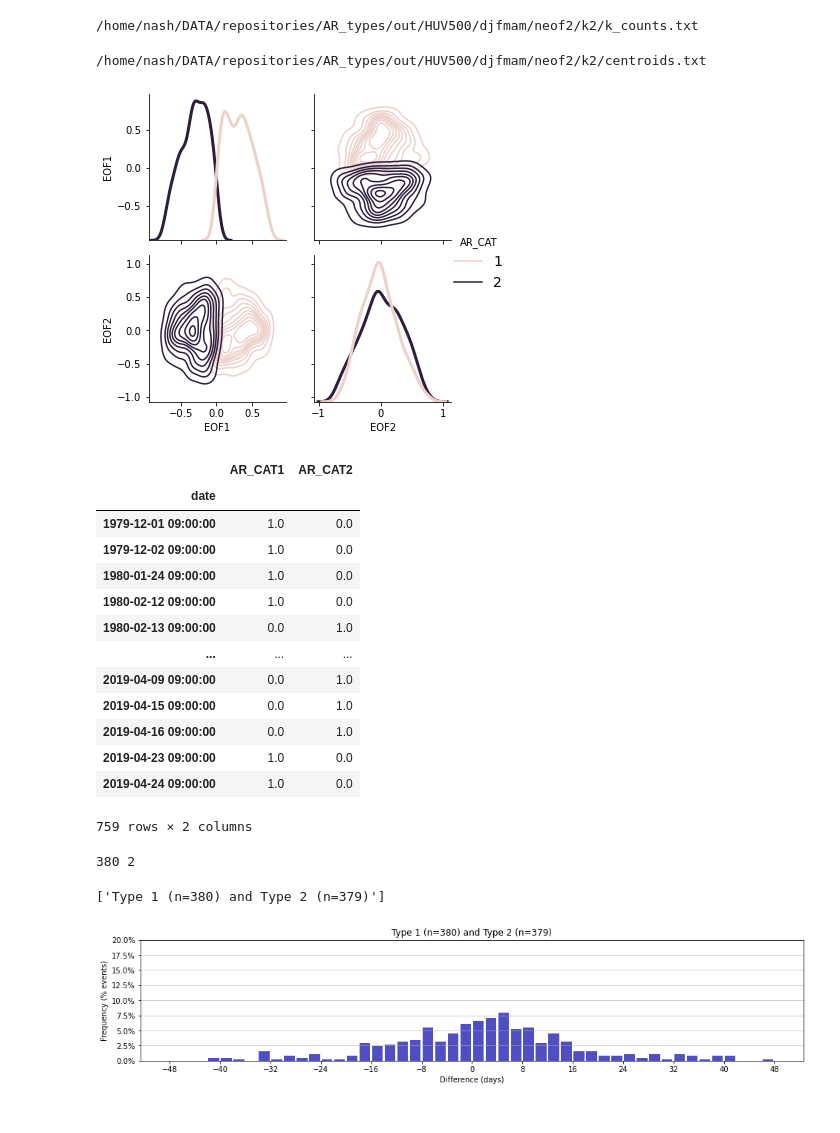
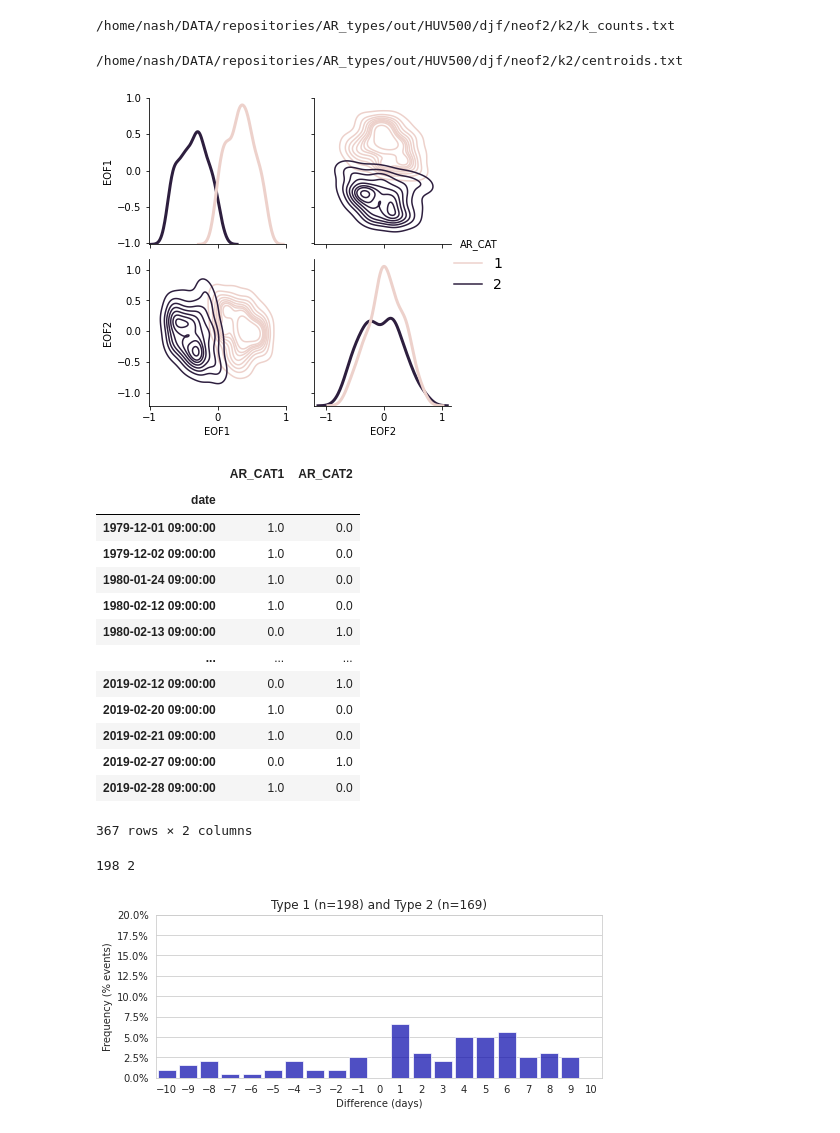
Before and after one commit to dlnash/AR_types, a Jupyter notebook: analysis/analysis_kmeans.ipynb, the cells around one changed output. Cells and saved outputs as stored; diff of their text form; code cells hidden in the pictures.

```diff
--- a/analysis/analysis_kmeans.ipynb
+++ b/analysis/analysis_kmeans.ipynb
@@ -47,7 +47,7 @@ path_to_out  = '/home/nash/DATA/repositories/AR_types/out/'       # output files
 path_to_figs = '/home/nash/DATA/repositories/AR_types/figs/'      # figures
 # %%
 ceofid = 'HUV500'
-ssn = 'djfmam'
+ssn = 'djf'
 neofs = 2 # choose number of eofs
 nk = 2 # choose number of clusters
 
@@ -117,7 +117,7 @@ outfile = out_path + 'k_counts.txt'
 print(outfile)
 np.savetxt(outfile, res, delimiter=',', fmt='%d', header=headstr)
 # %% [output]
-/home/nash/DATA/repositories/AR_types/out/HUV500/djfmam/neof2/k2/k_counts.txt
+/home/nash/DATA/repositories/AR_types/out/HUV500/djf/neof2/k2/k_counts.txt
 # %%
 # Cluster centroids (nclust x neofs)
 centroids = kmeans.cluster_centers_
@@ -131,7 +131,7 @@ outfile = out_path + 'centroids.txt'
 print(outfile)
 np.savetxt(outfile, res, delimiter=',', fmt='%s', header=headstr)
 # %% [output]
-/home/nash/DATA/repositories/AR_types/out/HUV500/djfmam/neof2/k2/centroids.txt
+/home/nash/DATA/repositories/AR_types/out/HUV500/djf/neof2/k2/centroids.txt
 # %%
 g = sns.PairGrid(df_out,  hue="AR_CAT", diag_sharey=False)
 g.map_upper(sns.kdeplot)
@@ -142,7 +142,7 @@ g = g.add_legend(fontsize=14)
 filepath = fig_path + 'hist_kde_arcat'+ '.png'
 g.savefig(filepath)
 # %% [output]
-[figure, old version]
+[figure, new version]
 # %%
 ## Separate the AR Types into multiple columns
 # create a new df that breaks up the AR_CAT col so each category has its own column
@@ -170,12 +170,12 @@ df_cat
 | 1980-02-12 09:00:00 | 1.0 | 0.0 |
 | 1980-02-13 09:00:00 | 0.0 | 1.0 |
 | ... | ... | ... |
-| 2019-04-09 09:00:00 | 0.0 | 1.0 |
-| 2019-04-15 09:00:00 | 0.0 | 1.0 |
-| 2019-04-16 09:00:00 | 0.0 | 1.0 |
-| 2019-04-23 09:00:00 | 1.0 | 0.0 |
-| 2019-04-24 09:00:00 | 1.0 | 0.0 |
+| 2019-02-12 09:00:00 | 0.0 | 1.0 |
+| 2019-02-20 09:00:00 | 1.0 | 0.0 |
+| 2019-02-21 09:00:00 | 1.0 | 0.0 |
+| 2019-02-27 09:00:00 | 0.0 | 1.0 |
+| 2019-02-28 09:00:00 | 1.0 | 0.0 |
-759 rows × 2 columns
+367 rows × 2 columns
 # %%
 def nearest(items, pivot):
     '''Find the nearest date in a list compared to a single date'''
@@ -195,7 +195,7 @@ for k in range(nk):
 
 print(len(x[0]), len(x))
 # %% [output]
-380 2
+198 2
 # %%
 # calculate the number of days between Type 1 and the other types
 near = []
@@ -207,40 +207,37 @@ for i in range(nk-1):
         near.append(nearest(items=t2, pivot=t1))
     s = pd.Series(np.asarray(near))
     data.append(s)
-# %%
-# plot labels with each number of AR days in each cluster
-plt_labels = []
-for k in range(nk-1):
-    plt_labels.append("Type {0} (n={1}) and Type {2} (n={3})".format(k+1, ns[k], k+2, ns[k+1]))
-
-print(plt_labels)
-# %% [output]
-['Type 1 (n=380) and Type 2 (n=379)']
 # %%
+# plot labels with each number of AR days in each cluster
+plt_labels = []
+for k in range(nk-1):
+    plt_labels.append("Type {0} (n={1}) and Type {2} (n={3})".format(k+1, ns[k], k+2, ns[k+1]))
+
 nrows = 1
 ncols = nk-1
 nplots = nrows*ncols
 # Create figure
-fig = plt.figure(figsize=(16,3))
+fig = plt.figure(figsize=(8,3))
 for i in np.arange(nplots):
     ax = plt.subplot(nrows, ncols, i+1)
-    n, bins, patches = plt.hist(x=data[i], bins=np.arange(-48, 50, 2), color='#0504aa',
+    bins = np.arange(-10,11) - 0.5 # center align bin tick
+    n, bins, patches = plt.hist(x=data[i], bins=bins, color='#0504aa',
                                 alpha=0.7, rwidth=0.85, weights=np.ones(len(data[i])) / ns[i])
-#     print(len(data[i]))
-#     print(ns[i])
+
     plt.gca().yaxis.set_major_formatter(mticker.PercentFormatter(xmax=1, decimals=None))
-    plt.grid(axis='y', alpha=0.75)
+    plt.grid(axis='x', alpha=0.75)
     plt.xlabel('Difference (days)')
-    plt.xticks(np.arange(-48, 50, 8))
+    plt.xticks(range(-10, 11)) # sets the xticks every 1 step
+    plt.xlim([-10.5, 10.5]) # limit the x-axis
     plt.ylabel('Frequency (% events)')
     plt.title(plt_labels[i])
-    plt.ylim([0, .20])
+    plt.ylim([0, .20]) # limit the y-axis
 
 # Save figure
 filepath = fig_path + 'hist_perc.png'
 plt.savefig(filepath, dpi=150, bbox_inches='tight')
 # %% [output]
-[figure, old version]
+[figure, new version]
 # %%
 df_tmp = df_cat.groupby(df_cat.index.month).sum()
 df_tmp.loc[:,"Month"] = df_tmp.index
```
Also changed, not shown: parts of 3 cells of this notebook, 6 other files.
